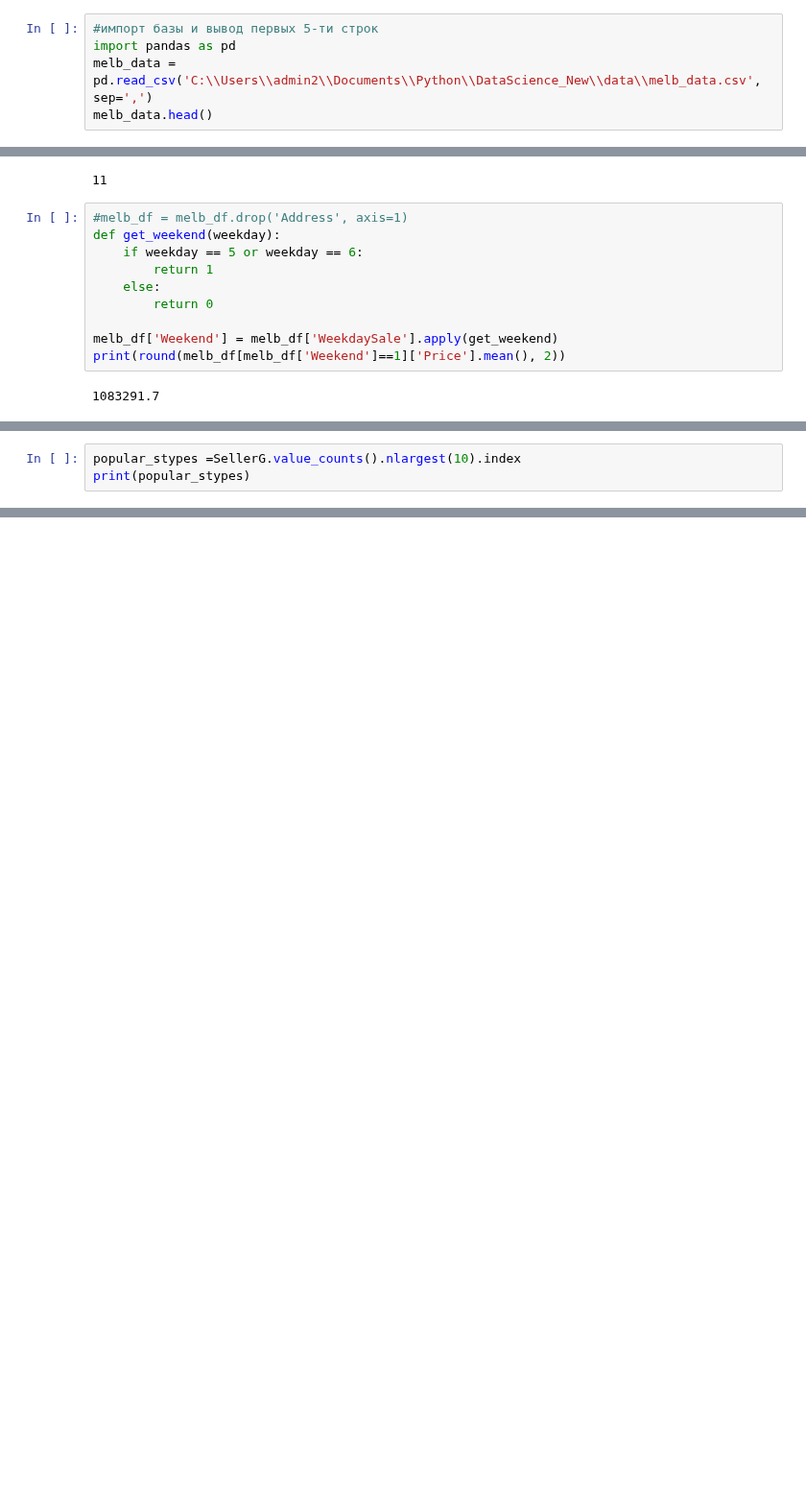
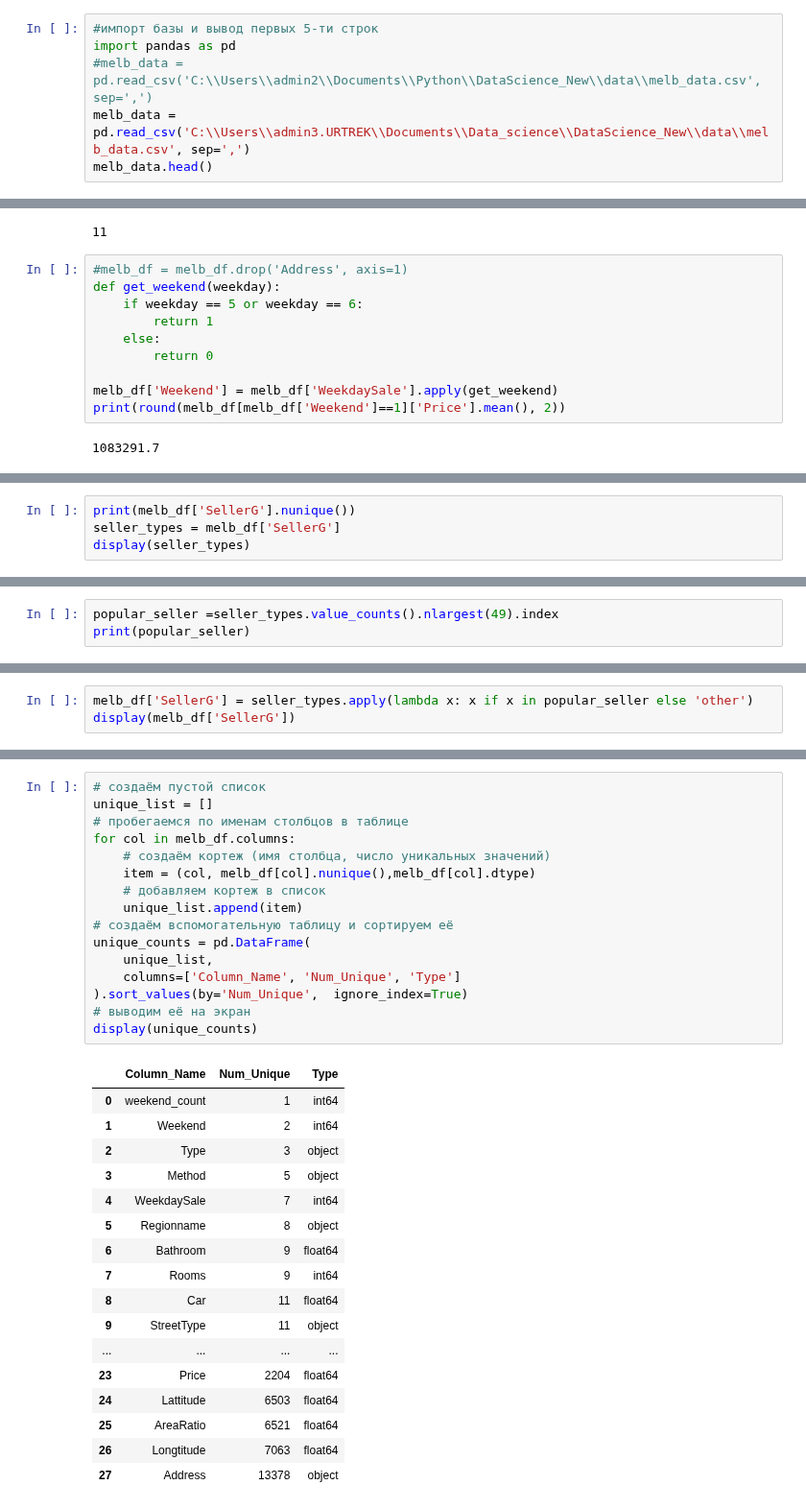
Before and after one commit to AlexandrMenshikov/DataScience_New, a Jupyter notebook: data/Panda4_Feature.ipynb, the cells around one changed output, grey strips where cells are left out. Shown at 96% size. Saved outputs shown, nothing was run; the diff lists cells and outputs as text; blank space fills up the shorter version.

```diff
--- a/data/Panda4_Feature.ipynb
+++ b/data/Panda4_Feature.ipynb
@@ -1,7 +1,8 @@
 # %%
 #импорт базы и вывод первых 5-ти строк
 import pandas as pd
-melb_data = pd.read_csv('C:\\Users\\admin2\\Documents\\Python\\DataScience_New\\data\\melb_data.csv', sep=',')
+#melb_data = pd.read_csv('C:\\Users\\admin2\\Documents\\Python\\DataScience_New\\data\\melb_data.csv', sep=',')
+melb_data = pd.read_csv('C:\\Users\\admin3.URTREK\\Documents\\Data_science\\DataScience_New\\data\\melb_data.csv', sep=',')
 melb_data.head()
 # %% [output]
 |  | index | Suburb | Address | Rooms | Type | Price | Method | SellerG | Date | Distance | ... | ... |
@@ -278,0 +277,4 @@ NameError: name 'get_seller_type' is not defined
+# %%
+print(melb_df['SellerG'].nunique())
+seller_types = melb_df['SellerG']
+display(seller_types)
@@ -279,3 +295,3 @@ NameError: name 'get_seller_type' is not defined
 # %%
-popular_stypes =SellerG.value_counts().nlargest(10).index
-print(popular_stypes)
+popular_seller =seller_types.value_counts().nlargest(49).index
+print(popular_seller)
@@ -281,0 +308,3 @@ print(popular_stypes)
+# %%
+melb_df['SellerG'] = seller_types.apply(lambda x: x if x in popular_seller else 'other')
+display(melb_df['SellerG'])
@@ -281,0 +351,34 @@ print(popular_stypes)
+# %%
+# создаём пустой список
+unique_list = []
+# пробегаемся по именам столбцов в таблице
+for col in melb_df.columns:
+    # создаём кортеж (имя столбца, число уникальных значений)
+    item = (col, melb_df[col].nunique(),melb_df[col].dtype)
+    # добавляем кортеж в список
+    unique_list.append(item)
+# создаём вспомогательную таблицу и сортируем её
+unique_counts = pd.DataFrame(
+    unique_list,
+    columns=['Column_Name', 'Num_Unique', 'Type']
+).sort_values(by='Num_Unique',  ignore_index=True)
+# выводим её на экран
+display(unique_counts)
+# %% [output]
+|  | Column_Name | Num_Unique | Type |
+| 0 | weekend_count | 1 | int64 |
+| 1 | Weekend | 2 | int64 |
+| 2 | Type | 3 | object |
+| 3 | Method | 5 | object |
+| 4 | WeekdaySale | 7 | int64 |
+| 5 | Regionname | 8 | object |
+| 6 | Bathroom | 9 | float64 |
+| 7 | Rooms | 9 | int64 |
+| 8 | Car | 11 | float64 |
+| 9 | StreetType | 11 | object |
+| ... | ... | ... | ... |
+| 23 | Price | 2204 | float64 |
+| 24 | Lattitude | 6503 | float64 |
+| 25 | AreaRatio | 6521 | float64 |
+| 26 | Longtitude | 7063 | float64 |
+| 27 | Address | 13378 | object |
```
Also changed, not shown: parts of 18 cells of this notebook, 1 other file.
